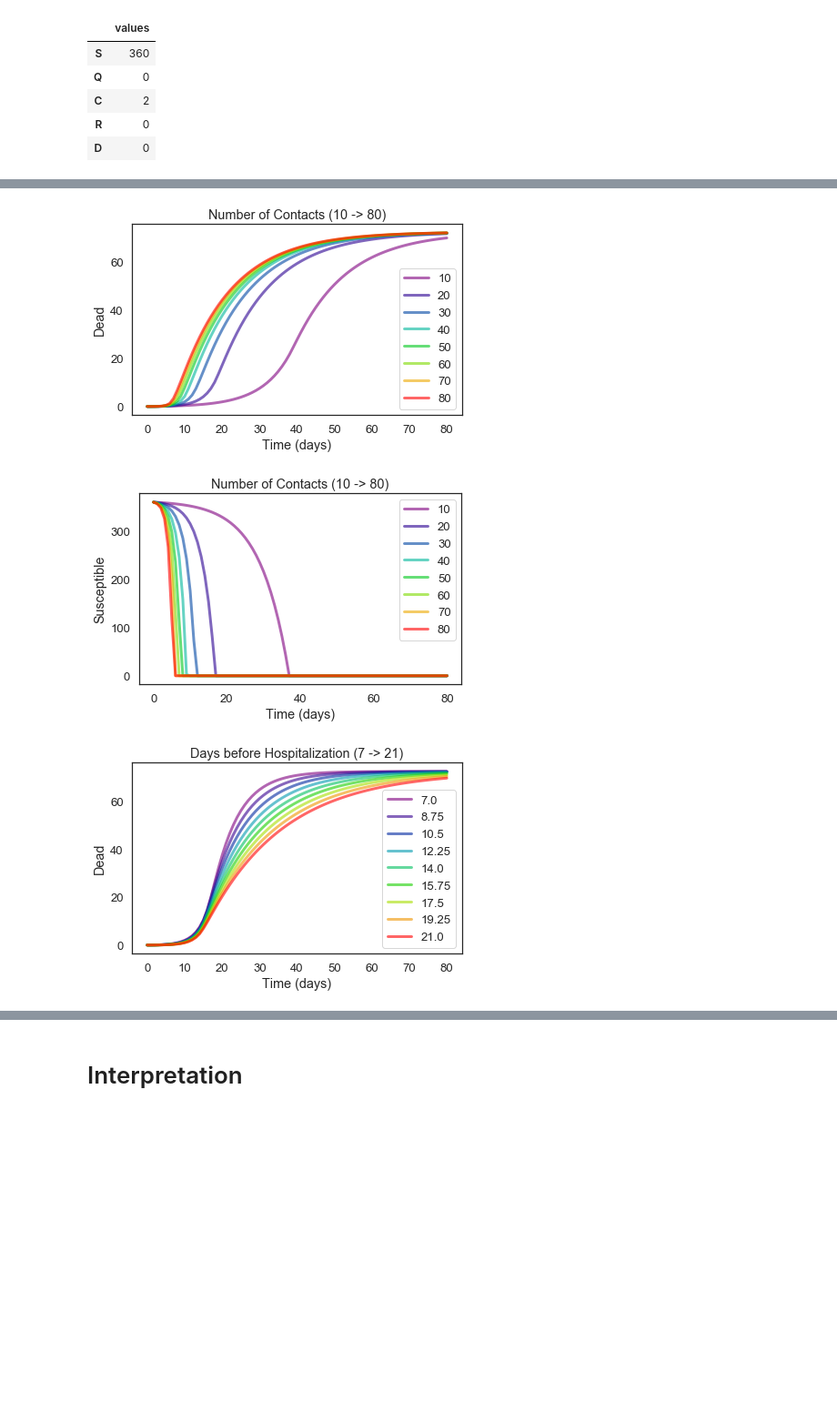
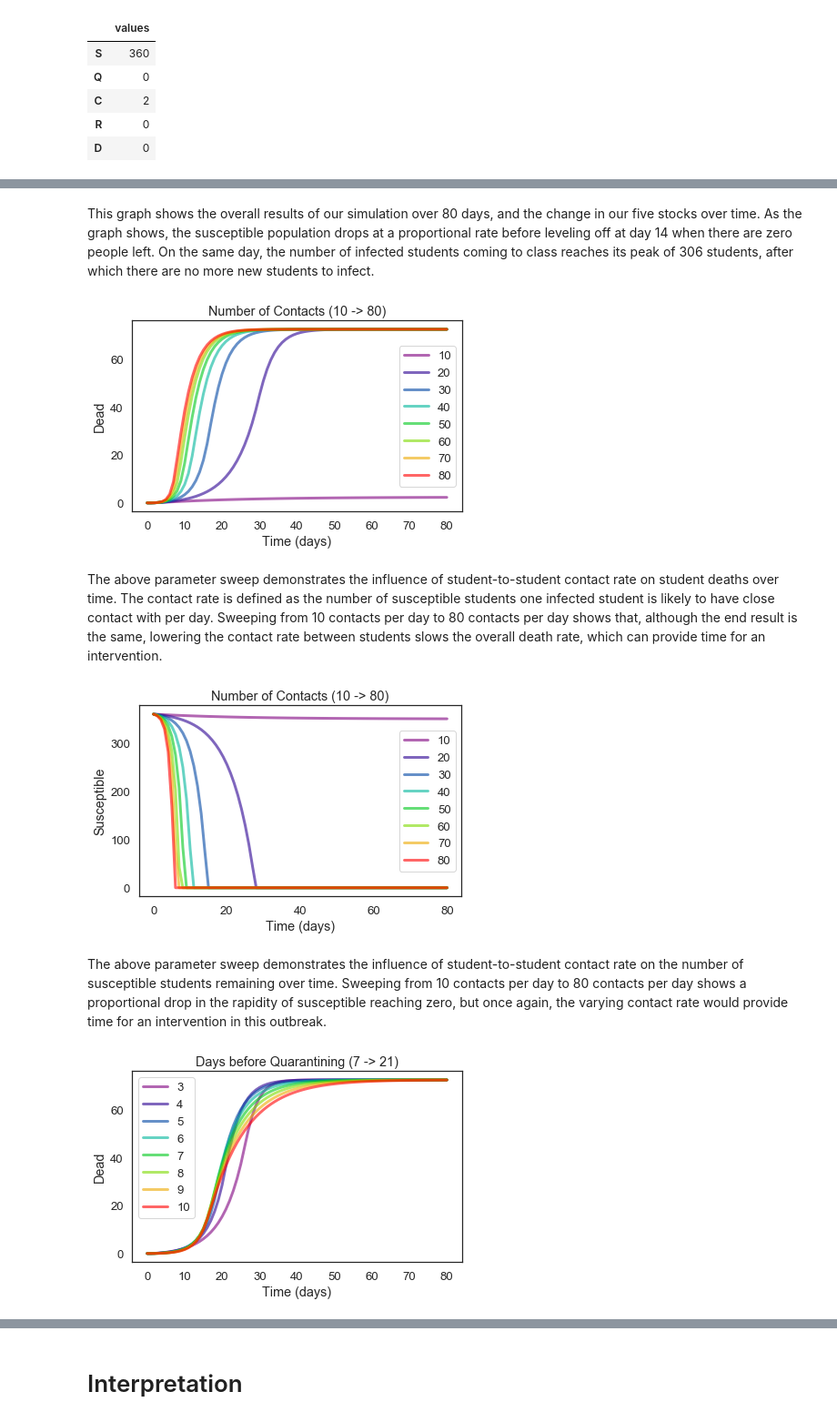
Before and after one commit to AustinVes/ModSim-Project2, a Jupyter notebook: project_notebook.ipynb, the cells around one changed output, grey strips where cells are left out. Shown at 91% size. Saved outputs shown, nothing was run; the diff lists cells and outputs as text; code cells hidden in the pictures; blank space fills up the shorter version.

```diff
--- a/project_notebook.ipynb
+++ b/project_notebook.ipynb
@@ -45,14 +67,7 @@ init = State(S=360, Q=0, C=2, R=0, D=0)
 # %%
-'''
-i: contagion rate
-p: proportion quarantined
-alpha: quarantined recovery rate
-beta: quarantined death rate
-'''
-
 system = System(
     i=0.1 * 5/24 * 25,
-    g=0.07,
+    g=0.25,
     alpha=0.4,
     beta=0.1,
 )
@@ -140,17 +165,23 @@ def plot_sweep(sweep_results, title, xlabel, ylabel):
+# %% [markdown]
+This graph shows the overall results of our simulation over 80 days, and the change in our five stocks over time. As the graph shows, the susceptible population drops at a proportional rate before leveling off at day 14 when there are zero people left. On the same day, the number of infected students coming to class reaches its peak of 306 students, after which there are no more new students to infect.
 # %%
 contact_range = linrange(10,80,10,endpoint=True)
 sweep_results = sweep_param(system, init, 80, 1, 'i', 'D', contact_range, lambda x: 0.1 * 5/24 * x)
 plot_sweep(sweep_results, 'Number of Contacts (10 -> 80)', 'Time (days)', 'Dead')
 # %% [output]
-[figure, old version]
+[figure, new version]
+# %% [markdown]
+The above parameter sweep demonstrates the influence of student-to-student contact rate on student deaths over time. The contact rate is defined as the number of susceptible students one infected student is likely to have close contact with per day. Sweeping from 10 contacts per day to 80 contacts per day shows that, although the end result is the same, lowering the contact rate between students slows the overall death rate, which can provide time for an intervention.
 # %%
 sweep_results = sweep_param(system, init, 80, 1, 'i', 'S', contact_range, lambda x: 0.1 * 5/24 * x)
 plot_sweep(sweep_results, 'Number of Contacts (10 -> 80)', 'Time (days)', 'Susceptible')
 # %% [output]
-[figure, old version]
+[figure, new version]
+# %% [markdown]
+The above parameter sweep demonstrates the influence of student-to-student contact rate on the number of susceptible students remaining over time. Sweeping from 10 contacts per day to 80 contacts per day shows a proportional drop in the rapidity of susceptible reaching zero, but once again, the varying contact rate would provide time for an intervention in this outbreak.
 # %%
-g_day_range = linspace(7, 21, 9, endpoint=True)
+g_day_range = linspace(3, 10, 8, endpoint=True)
 sweep_results = sweep_param(system, init, 80, 1, 'g', 'D', g_day_range, lambda x: 1/x)
-plot_sweep(sweep_results, 'Days before Hospitalization (7 -> 21)', 'Time (days)', 'Dead')
+plot_sweep(sweep_results, 'Days before Quarantining (7 -> 21)', 'Time (days)', 'Dead')
 # %% [output]
-[figure, old version]
+[figure, new version]
```
Also changed, not shown: parts of 20 cells of this notebook, 1 other file.
